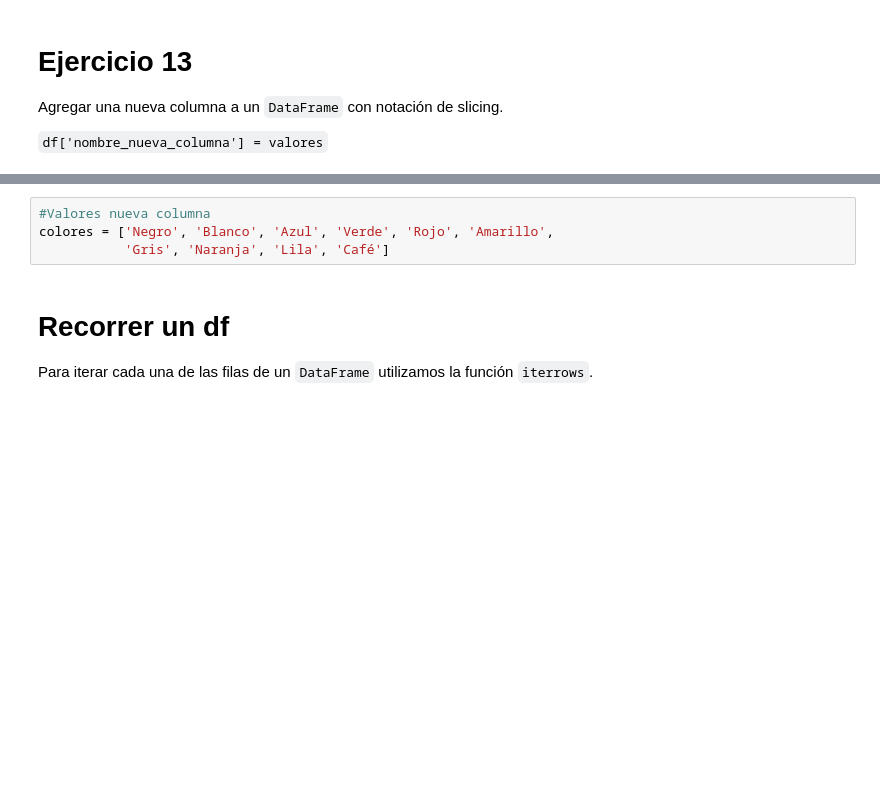
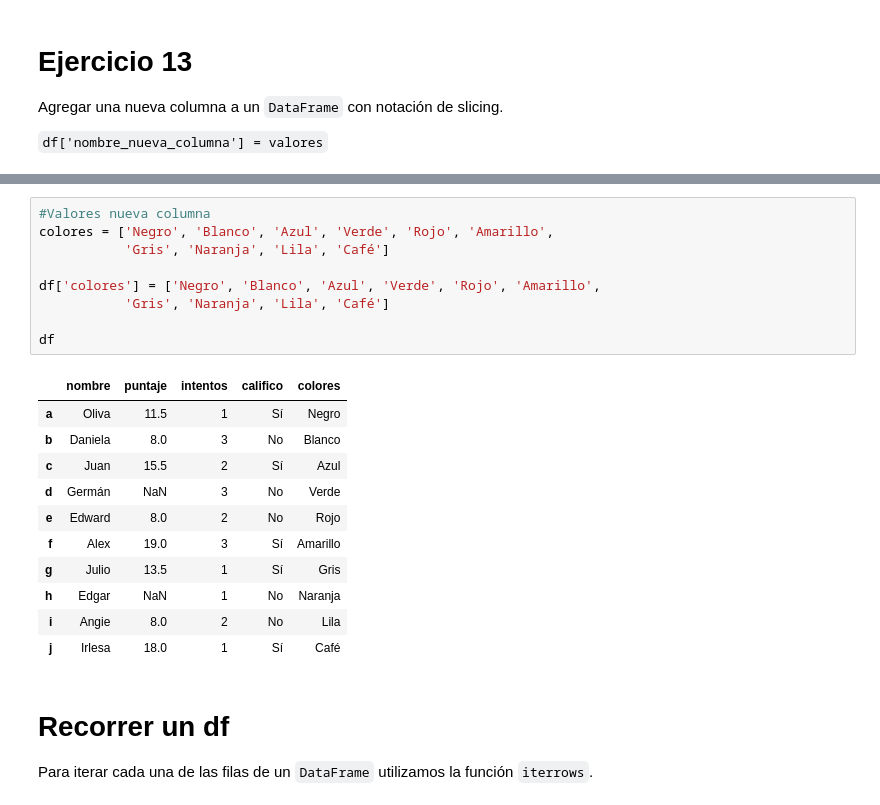
Before and after one commit to Adrianft25/Curso-Big-Data-2023, a Jupyter notebook: Modulo 5 - Machine Learning/Dia 1/Pandas.ipynb, the cells around one changed output, grey strips where cells are left out. Cells and saved outputs as stored; diff of their text form; blank space fills up the shorter version.

```diff
--- a/Modulo 5 - Machine Learning/Dia 1/Pandas.ipynb
+++ b/Modulo 5 - Machine Learning/Dia 1/Pandas.ipynb
@@ -376,7 +406,24 @@ df
 # %%
 #Valores nueva columna
 colores = ['Negro', 'Blanco', 'Azul', 'Verde', 'Rojo', 'Amarillo',
            'Gris', 'Naranja', 'Lila', 'Café']
+
+df['colores'] = ['Negro', 'Blanco', 'Azul', 'Verde', 'Rojo', 'Amarillo',
+           'Gris', 'Naranja', 'Lila', 'Café']
+
+df
+# %% [output]
+|  | nombre | puntaje | intentos | califico | colores |
+| a | Oliva | 11.5 | 1 | Sí | Negro |
+| b | Daniela | 8.0 | 3 | No | Blanco |
+| c | Juan | 15.5 | 2 | Sí | Azul |
+| d | Germán | NaN | 3 | No | Verde |
+| e | Edward | 8.0 | 2 | No | Rojo |
+| f | Alex | 19.0 | 3 | Sí | Amarillo |
+| g | Julio | 13.5 | 1 | Sí | Gris |
+| h | Edgar | NaN | 1 | No | Naranja |
+| i | Angie | 8.0 | 2 | No | Lila |
+| j | Irlesa | 18.0 | 1 | Sí | Café |
 # %% [markdown]
 # Recorrer un df
 
```
Also changed, not shown: parts of 6 cells of this notebook.
